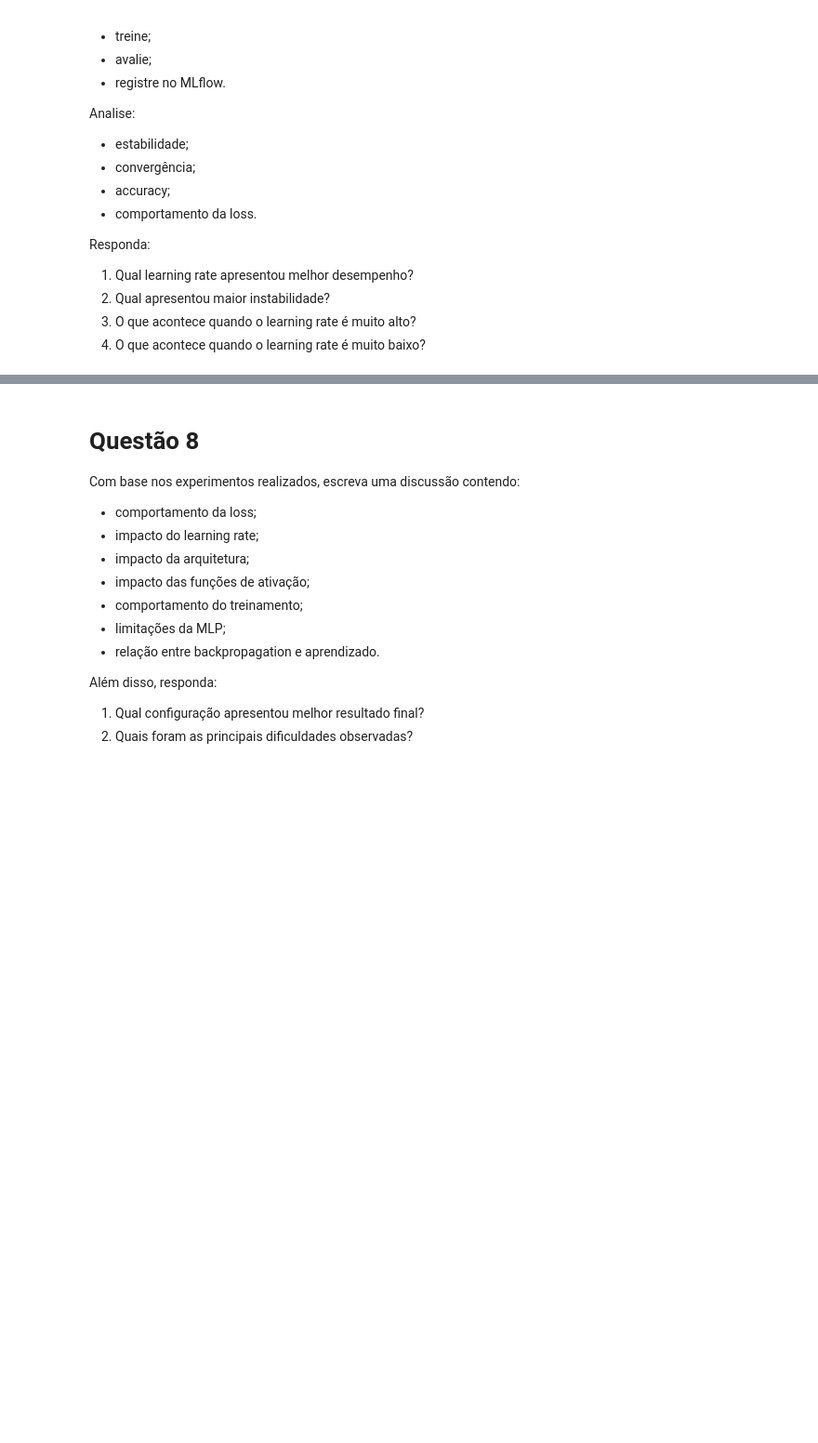
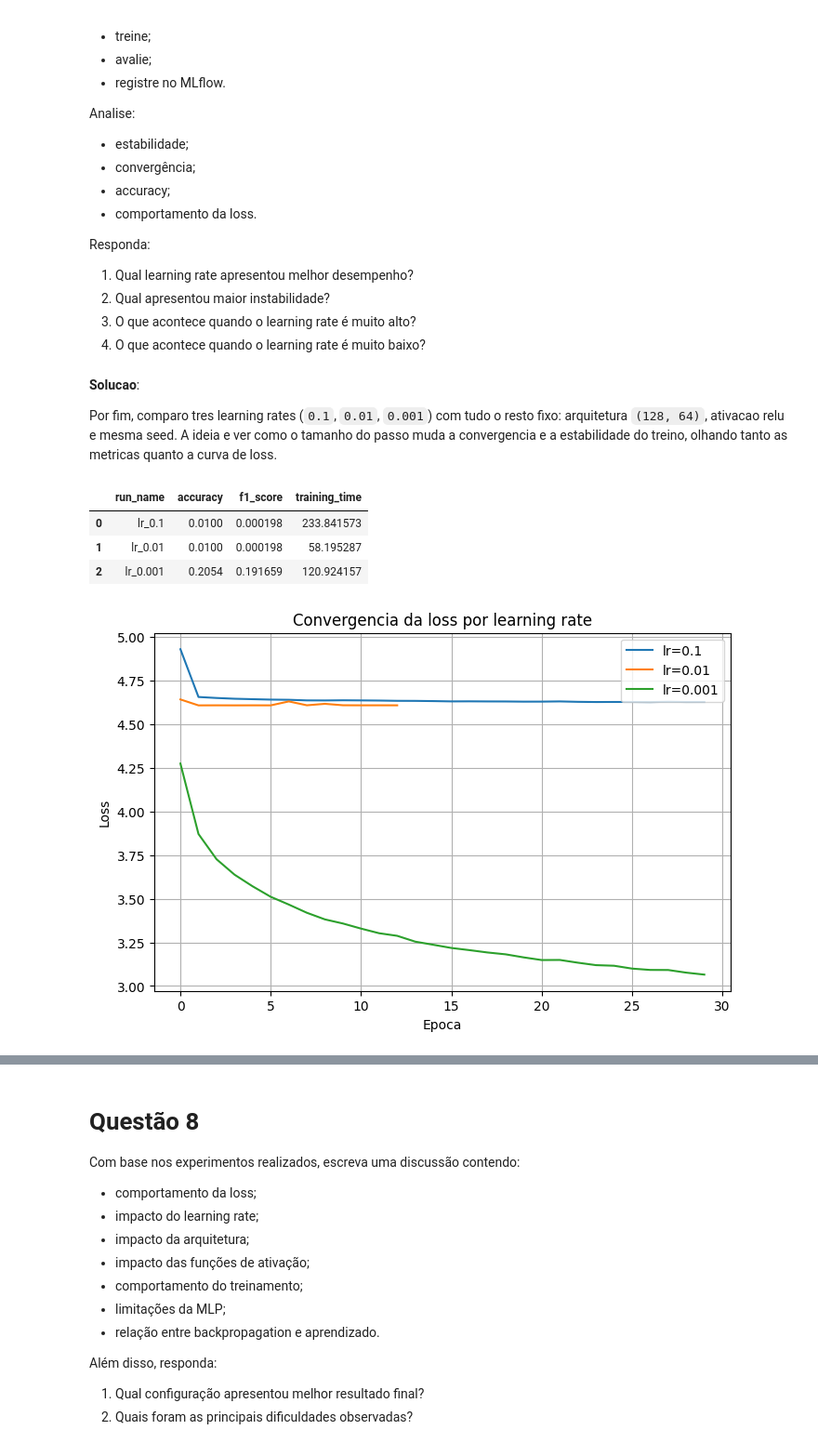
Before and after one commit to ddefbcourses/atividade-05-deep-learning-ii-cardozoguilherme, a Jupyter notebook: notebooks/assignment.ipynb, the cells around one changed output, grey strips where cells are left out. Shown at 93% size. Drawn from its saved outputs; the diff is of its cells as text; code cells hidden in the pictures; blank space fills up the shorter version.

```diff
--- a/notebooks/assignment.ipynb
+++ b/notebooks/assignment.ipynb
@@ -332,0 +726,41 @@ Responda:
+# %% [markdown]
+**Solucao**:
+
+Por fim, comparo tres learning rates (`0.1`, `0.01`, `0.001`) com tudo o resto fixo:
+arquitetura `(128, 64)`, ativacao relu e mesma seed. A ideia e ver como o tamanho do passo
+muda a convergencia e a estabilidade do treino, olhando tanto as metricas quanto a curva
+de loss.
+# %%
+learning_rates = [0.1, 0.01, 0.001]
+
+lr_results = []
+lr_models = {}
+
+for lr in learning_rates:
+    model, metrics = run_experiment(
+        run_name=f"lr_{lr}",
+        activation="relu",
+        hidden_layers=(128, 64),
+        learning_rate=lr,
+    )
+    lr_models[lr] = model
+    lr_results.append(metrics)
+
+df_lr = pd.DataFrame(lr_results)[["run_name", "accuracy", "f1_score", "training_time"]]
+display(df_lr)
+
+plt.figure(figsize=(8, 5))
+for lr, model in lr_models.items():
+    plt.plot(model.loss_curve_, label=f"lr={lr}")
+plt.title("Convergencia da loss por learning rate")
+plt.xlabel("Epoca")
+plt.ylabel("Loss")
+plt.legend()
+plt.grid(True)
+plt.show()
+# %% [output]
+|  | run_name | accuracy | f1_score | training_time |
+| 0 | lr_0.1 | 0.0100 | 0.000198 | 233.841573 |
+| 1 | lr_0.01 | 0.0100 | 0.000198 | 58.195287 |
+| 2 | lr_0.001 | 0.2054 | 0.191659 | 120.924157 |
+[figure, added]
```
Also changed, not shown: parts of 37 cells of this notebook, 1 other file.
